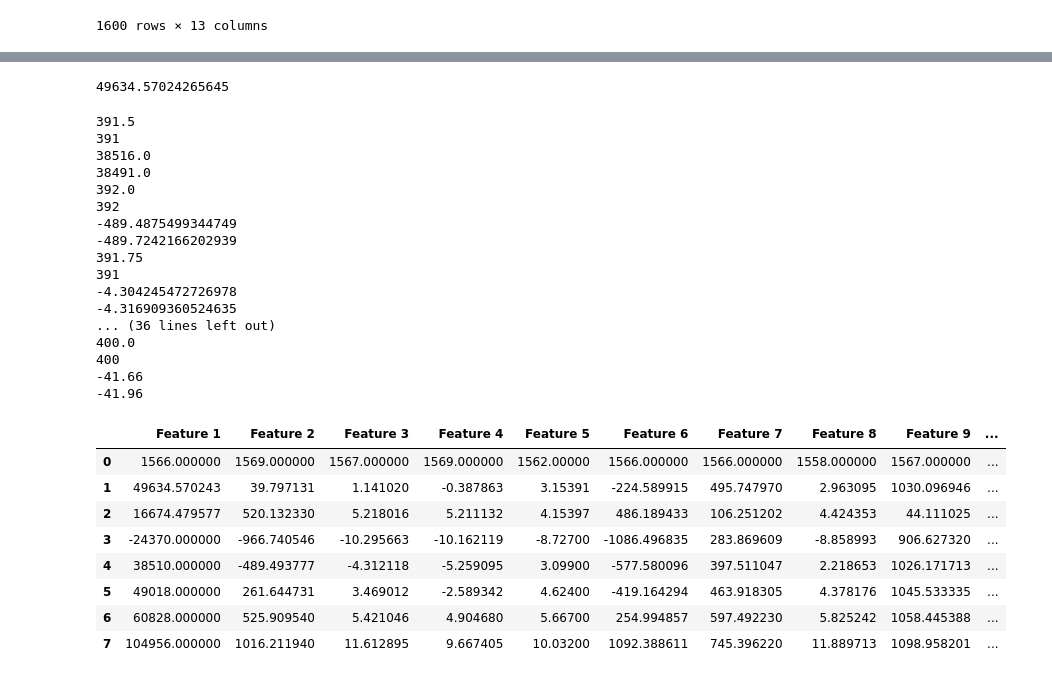
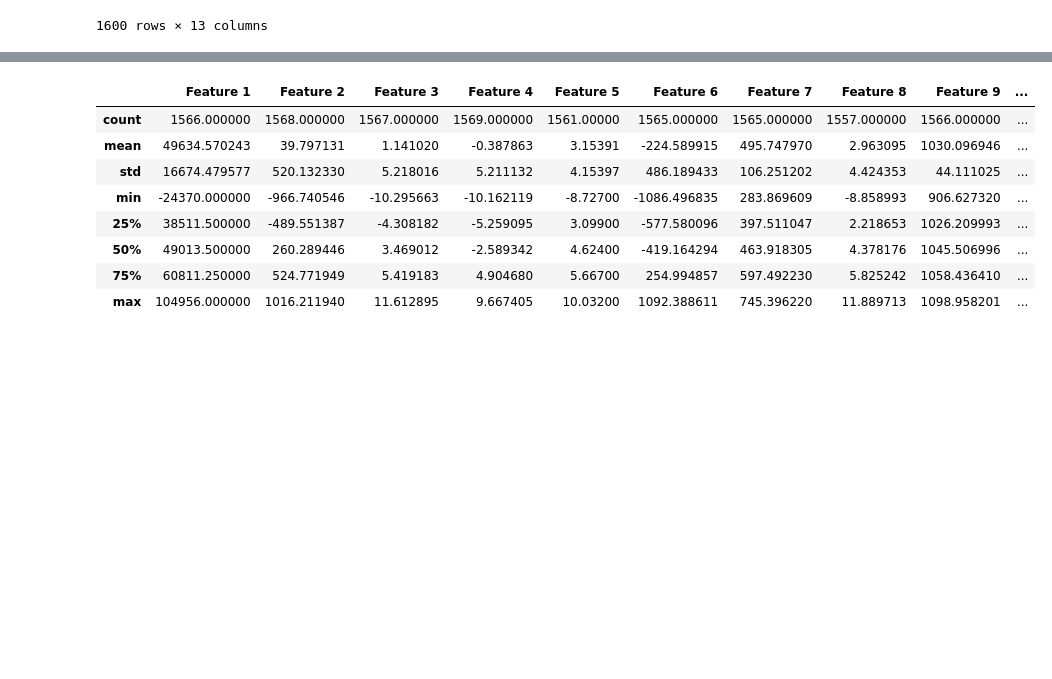
Before and after one commit to IrinaBolshagina/logistic_regression, a Jupyter notebook: notebook.ipynb, the cells around one changed output, grey strips where cells are left out. Drawn from its saved outputs; the diff is of its cells as text; code cells hidden in the pictures; blank space fills up the shorter version.

```diff
--- a/notebook.ipynb
+++ b/notebook.ipynb
@@ -87,41 +55,12 @@ print(ft_max(lst))
-# %%
-
-features['Feature 1'].mean()
-ft_mean(features['Feature 1'].tolist())
-# %% [output]
-49634.57024265645
-# %%
-describe = pd.DataFrame()
-describe = pd.DataFrame()
-
-for i in range(len(labels)):
-    col = features.iloc[:,i].tolist()
-    describe[labels[i]] = [ft_count(col), ft_mean(col), ft_std(col), ft_min(col), ft_25(col), ft_50(col), ft_75(col), ft_max(col)]
-describe
-# %% [output]
-391.5
-391
-38516.0
-38491.0
-392.0
-392
--489.4875499344749
--489.7242166202939
-391.75
-391
--4.304245472726978
--4.316909360524635
-... (36 lines left out)
-400.0
-400
--41.66
--41.96
-|  | Feature 1 | Feature 2 | Feature 3 | Feature 4 | Feature 5 | Feature 6 | Feature 7 | Feature 8 | Feature 9 | ... |
-| 0 | 1566.000000 | 1569.000000 | 1567.000000 | 1569.000000 | 1562.00000 | 1566.000000 | 1566.000000 | 1558.000000 | 1567.000000 | ... |
-| 1 | 49634.570243 | 39.797131 | 1.141020 | -0.387863 | 3.15391 | -224.589915 | 495.747970 | 2.963095 | 1030.096946 | ... |
-| 2 | 16674.479577 | 520.132330 | 5.218016 | 5.211132 | 4.15397 | 486.189433 | 106.251202 | 4.424353 | 44.111025 | ... |
-| 3 | -24370.000000 | -966.740546 | -10.295663 | -10.162119 | -8.72700 | -1086.496835 | 283.869609 | -8.858993 | 906.627320 | ... |
-| 4 | 38510.000000 | -489.493777 | -4.312118 | -5.259095 | 3.09900 | -577.580096 | 397.511047 | 2.218653 | 1026.171713 | ... |
-| 5 | 49018.000000 | 261.644731 | 3.469012 | -2.589342 | 4.62400 | -419.164294 | 463.918305 | 4.378176 | 1045.533335 | ... |
-| 6 | 60828.000000 | 525.909540 | 5.421046 | 4.904680 | 5.66700 | 254.994857 | 597.492230 | 5.825242 | 1058.445388 | ... |
-| 7 | 104956.000000 | 1016.211940 | 11.612895 | 9.667405 | 10.03200 | 1092.388611 | 745.396220 | 11.889713 | 1098.958201 | ... |
+# %%
+describe(features)
+# %% [output]
+|  | Feature 1 | Feature 2 | Feature 3 | Feature 4 | Feature 5 | Feature 6 | Feature 7 | Feature 8 | Feature 9 | ... |
+| count | 1566.000000 | 1568.000000 | 1567.000000 | 1569.000000 | 1561.00000 | 1565.000000 | 1565.000000 | 1557.000000 | 1566.000000 | ... |
+| mean | 49634.570243 | 39.797131 | 1.141020 | -0.387863 | 3.15391 | -224.589915 | 495.747970 | 2.963095 | 1030.096946 | ... |
+| std | 16674.479577 | 520.132330 | 5.218016 | 5.211132 | 4.15397 | 486.189433 | 106.251202 | 4.424353 | 44.111025 | ... |
+| min | -24370.000000 | -966.740546 | -10.295663 | -10.162119 | -8.72700 | -1086.496835 | 283.869609 | -8.858993 | 906.627320 | ... |
+| 25% | 38511.500000 | -489.551387 | -4.308182 | -5.259095 | 3.09900 | -577.580096 | 397.511047 | 2.218653 | 1026.209993 | ... |
+| 50% | 49013.500000 | 260.289446 | 3.469012 | -2.589342 | 4.62400 | -419.164294 | 463.918305 | 4.378176 | 1045.506996 | ... |
+| 75% | 60811.250000 | 524.771949 | 5.419183 | 4.904680 | 5.66700 | 254.994857 | 597.492230 | 5.825242 | 1058.436410 | ... |
+| max | 104956.000000 | 1016.211940 | 11.612895 | 9.667405 | 10.03200 | 1092.388611 | 745.396220 | 11.889713 | 1098.958201 | ... |
```
Also changed, not shown: parts of 23 cells of this notebook.
